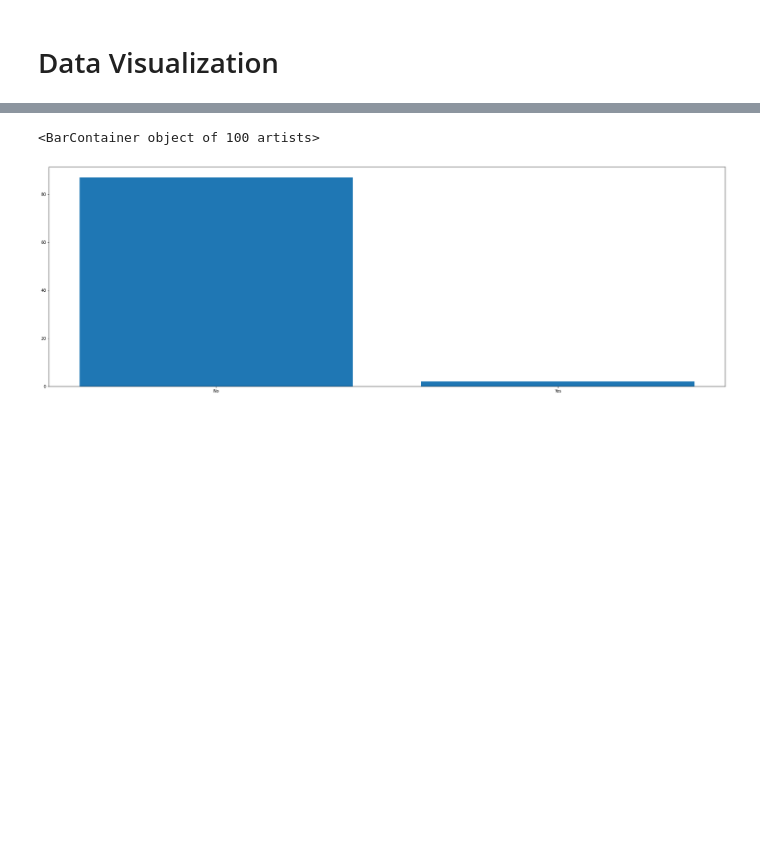
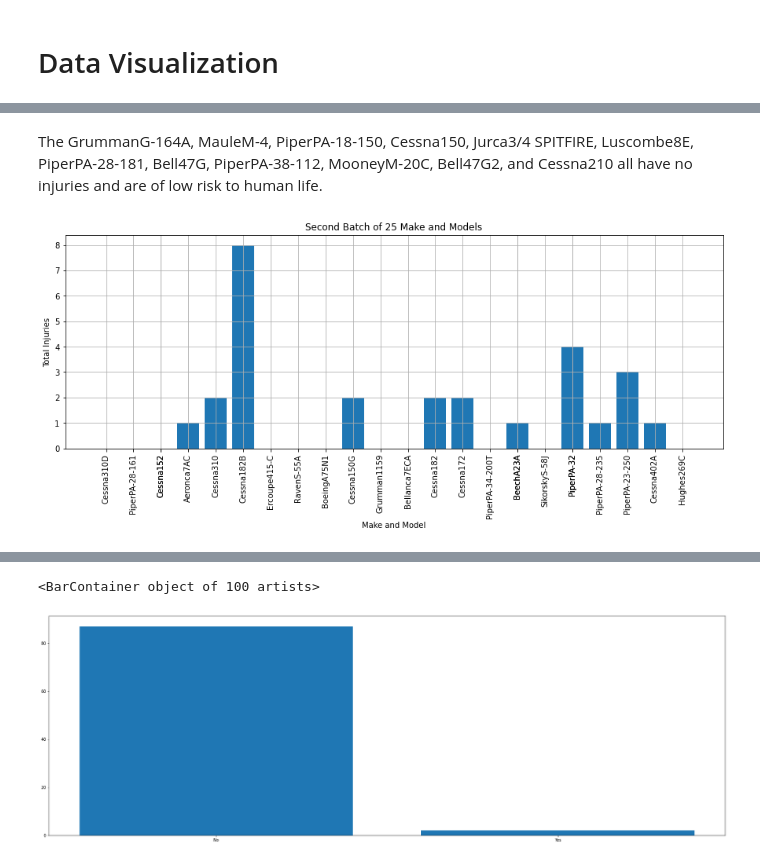
Before and after one commit to tingly-amua/Project---Aircraft-Risk, a Jupyter notebook: project.ipynb, the cells around one changed output, grey strips where cells are left out. Cells and saved outputs as stored; diff of their text form; code cells hidden in the pictures; blank space fills up the shorter version.

```diff
--- a/project.ipynb
+++ b/project.ipynb
@@ -325,0 +279,19 @@ plt.tight_layout()
+# %% [markdown]
+The GrummanG-164A, MauleM-4, PiperPA-18-150, Cessna150, Jurca3/4 SPITFIRE, Luscombe8E, PiperPA-28-181, Bell47G, PiperPA-38-112, MooneyM-20C, Bell47G2, and Cessna210 all have no injuries and are of low risk to human life.
+# %%
+#Second Plot
+fig = plt.figure(figsize=(15,5))
+y =df3['Total Injuries'].iloc[25:50]
+x = df3['Combined'].iloc[25:50]
+labels = a2
+
+
+plt.bar(x,y)
+plt.title('Second Batch of 25 Make and Models')
+plt.xlabel('Make and Model')
+plt.ylabel('Total Injuries')
+plt.grid(True)
+plt.xticks(x, labels, rotation='vertical')
+plt.show()
+# %% [output]
+[figure, added]
```
Also changed, not shown: parts of 30 cells of this notebook.
